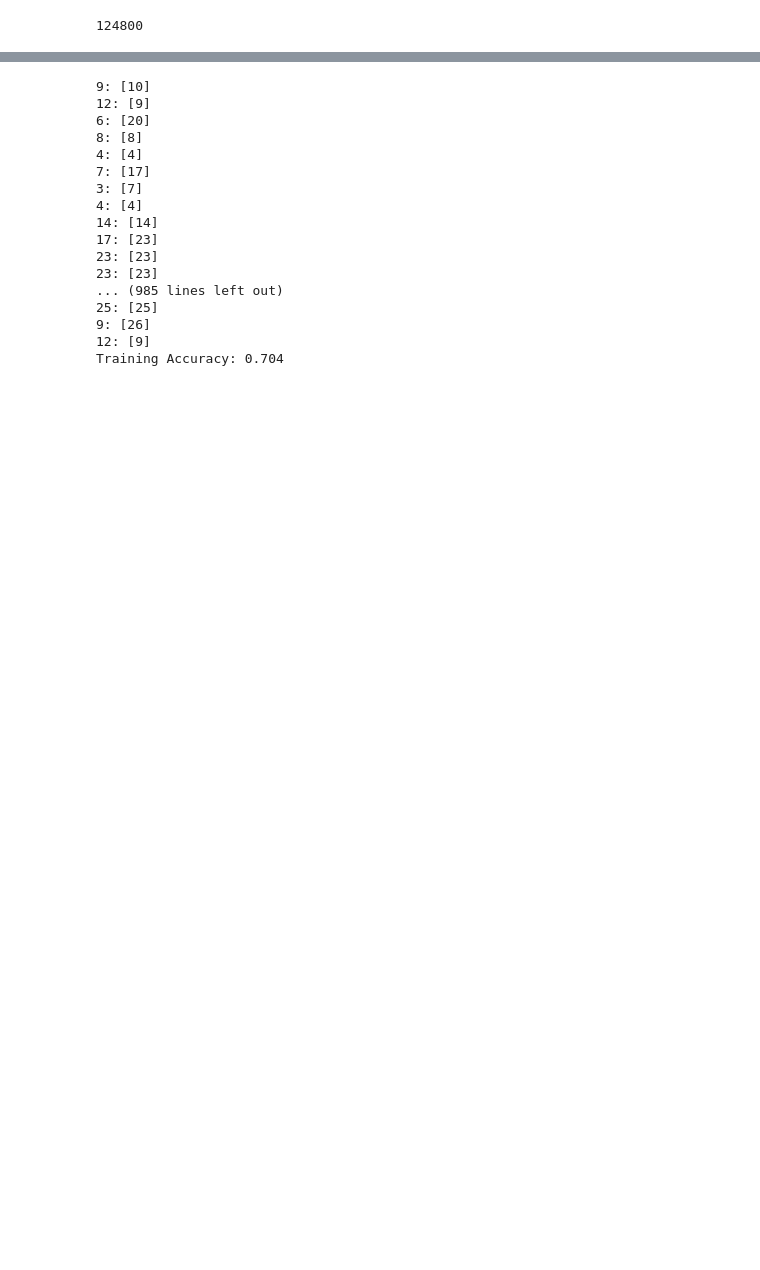
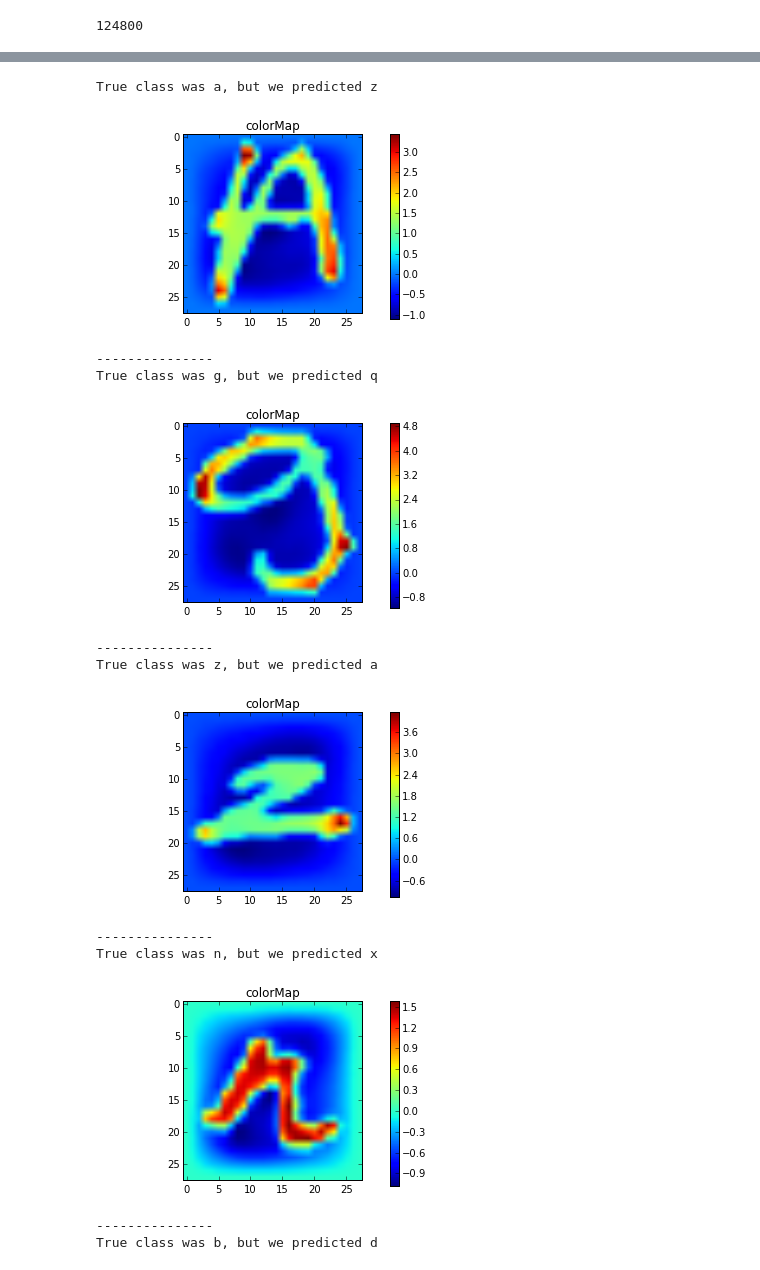
Before and after one commit to dantetam/tensorflowtest, a Jupyter notebook: hw06/CS189_HW06_CODE.ipynb, the cells around one changed output, grey strips where cells are left out. Cells and saved outputs as stored; diff of their text form; code cells hidden in the pictures; blank space fills up the shorter version.

```diff
--- a/hw06/CS189_HW06_CODE.ipynb
+++ b/hw06/CS189_HW06_CODE.ipynb
@@ -312,18 +301,26 @@ NameError: name 'V_update' is not defined
 # %%
 checkLen = 30
+iterations = 90
+learning_rate = 0.02
 
 logging = False
 
-checkSmallV, checkSmallW = trainNeuralNetwork(mnist_train_data, mnist_train_labels, 10, 0.01, checkLen, False)
+for learning_rate in np.arange(0.020, 0.030, 0.001):
+    for learning_decay in np.arange(0.7, 1.01, 0.05):
+        accuracy = 0
+        for _ in range(10):
+            checkTestV, checkTestW = trainNeuralNetwork(mnist_train_data, mnist_train_labels, iterations, learning_rate, checkLen, learning_decay, False)
 
-predictions = predictNeuralNetwork(mnist_train_data[0:checkLen], checkSmallV, checkSmallW)
+            predictions = predictNeuralNetwork(mnist_train_data[0:checkLen], checkTestV, checkTestW)
 
-count = 0
-for i in range(len(predictions)):
-    logprint(str(findPrediction(predictions[i]) + 1) + ": " + str(mnist_raw_labels[i]))
-    if str(findPrediction(predictions[i]) + 1) == str(mnist_raw_labels[i][0]):
-        count += 1
-    #print(str(predictions[i]) + " " + str(findPrediction(predictions[i])) + ": " + str(mnist_raw_labels[i]))
+            count = 0
+            for i in range(len(predictions)):
+                logprint(str(findPrediction(predictions[i]) + 1) + ": " + str(mnist_raw_labels[i]))
+                if str(findPrediction(predictions[i]) + 1) == str(mnist_raw_labels[i][0]):
+                    count += 1
+                #print(str(predictions[i]) + " " + str(findPrediction(predictions[i])) + ": " + str(mnist_raw_labels[i]))
 
-print("Training Accuracy: " + str(count/len(predictions)))
+            accuracy += count/len(predictions)
+        print("Training Accuracy: " + str(accuracy/10.0) + ", Learning Rate/Decay: " + str(learning_rate) + " " + str(learning_decay))
+    print("-----------")
 # %% [output]
@@ -348,30 +345,34 @@ NameError: name 'V_update' is not defined
 # %%
-indices = [i for i in range(checkLen,checkLen+1000)]
+indices = [i for i in range(0,checkLen)]
 validationPred = predictNeuralNetwork(mnist_train_data[indices], checkV, checkW)
 
 count = 0
+
+numToVisualize = 5
+
 for i in range(len(indices)):
     index = indices[i]
-    print(str(findPrediction(validationPred[i]) + 1) + ": " + str(mnist_raw_labels[index]))
+    #print(str(findPrediction(validationPred[i]) + 1) + ": " + str(mnist_raw_labels[index]))
     if str(findPrediction(validationPred[i]) + 1) == str(mnist_raw_labels[index][0]):
         count += 1
+    elif numToVisualize > 0:
+        numToVisualize -= 1
+        print("True class was " + numToLetter[mnist_raw_labels[index][0]] + ", but we predicted " + numToLetter[findPrediction(validationPred[i]) + 1])
+        visualize(mnist_train_data[index])
+        print("---------------")
 
-print("Training Accuracy: " + str(count/len(indices)))
+print("Training Validation Accuracy: " + str(count/len(indices)))
 # %% [output]
-9: [10]
-12: [9]
-6: [20]
-8: [8]
-4: [4]
-7: [17]
-3: [7]
-4: [4]
-14: [14]
-17: [23]
-23: [23]
-23: [23]
-... (985 lines left out)
-25: [25]
-9: [26]
-12: [9]
-Training Accuracy: 0.704
+True class was a, but we predicted z
+[figure, added]
+---------------
+True class was g, but we predicted q
+[figure, added]
+---------------
+True class was z, but we predicted a
+[figure, added]
+---------------
+True class was n, but we predicted x
+[figure, added]
+---------------
+True class was b, but we predicted d
```
Also changed, not shown: parts of 8 cells of this notebook.
